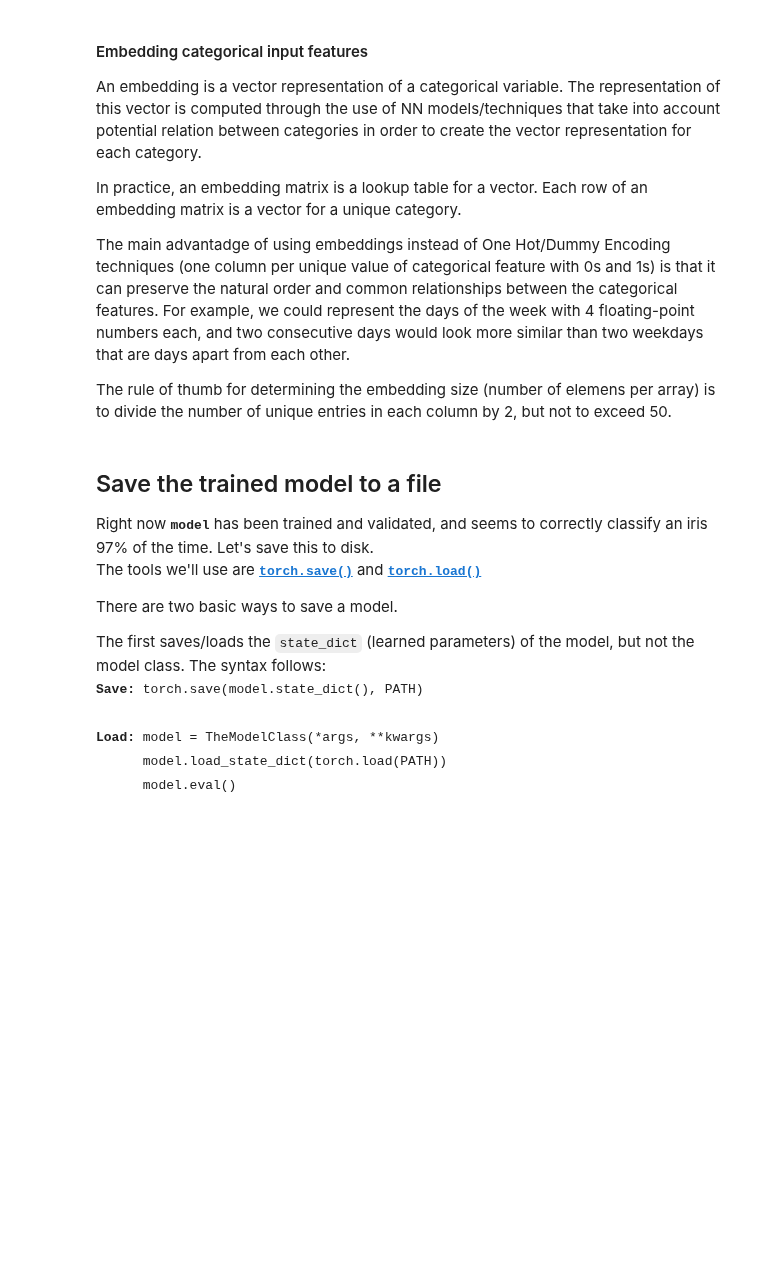
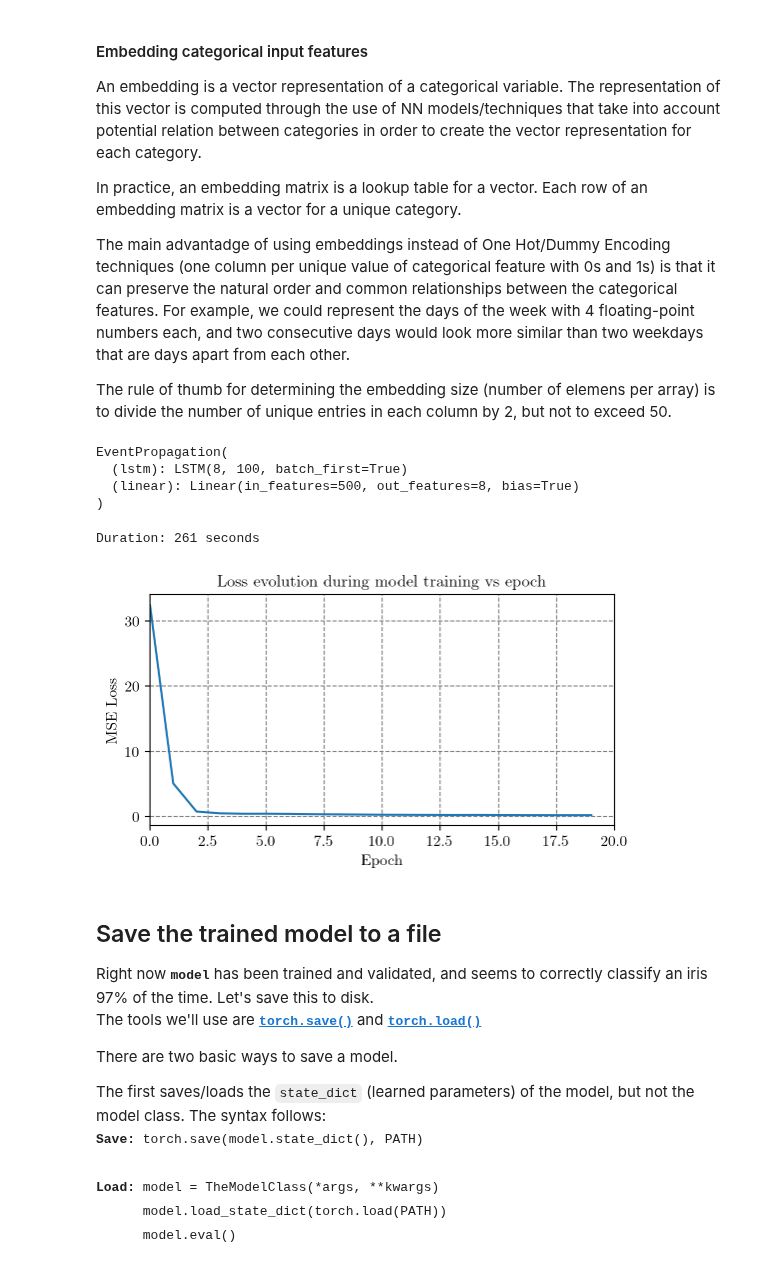
Before and after one commit to JJavierRosales/scapy, a Jupyter notebook: notebooks/rnn_time_series_forecasting.ipynb, the cells around one changed output. Cells and saved outputs as stored; diff of their text form; code cells hidden in the pictures; blank space fills up the shorter version.

Commit message:
Fix issue with tensors shape on the RNN model

```diff
--- a/notebooks/rnn_time_series_forecasting.ipynb
+++ b/notebooks/rnn_time_series_forecasting.ipynb
@@ -137,8 +137,7 @@ for f in t:
     for e, event_id in enumerate(events_filter):
 
         # Update progress bar
-        tqdm_desc = f'Extracting sequences of time-series from {feature}'
-                    f' {"."*(30-len(feature))} (Progress: {(e+1)/len(events_filter)*100:5.1f}%)'
+        tqdm_desc = f'Extracting sequences of time-series from {feature} {"."*(30-len(feature))} (Progress: {(e+1)/len(events_filter)*100:5.1f}%)'
         t.set_description(tqdm_desc)
         t.refresh()
 
@@ -231,7 +230,7 @@ class EventPropagation(nn.Module):
         # for following linear layer we want to keep batch_size dimension and merge rest
         # .contiguous() -> solves tensor compatibility error
         inputs = lstm_out.contiguous().view(n_sequences,-1)
-        outputs = self.linear(x)
+        outputs = self.linear(inputs)
 
         return outputs
 # %%
@@ -283,9 +270,9 @@ outputs = torch.tensor(outputs, dtype=torch.float32)
 # %%
 # Instanciate model with required inputs.
 torch.manual_seed(42)
-model = EventPropagation(input_size = n_features,
+model = EventPropagation(input_size = len(features),
                          hidden_size = 100,
-                         output_size = n_features,
+                         output_size = len(features),
                          seq_length = seq_length)
 
 # Define criterion and optimizer
@@ -294,14 +281,19 @@ optimizer = torch.optim.Adam(model.parameters(), lr=1e-1)
 
 # Print model
 model
+# %% [output]
+EventPropagation(
+  (lstm): LSTM(8, 100, batch_first=True)
+  (linear): Linear(in_features=500, out_features=8, bias=True)
+)
 # %%
 import time
 start_time = time.time()
 
 # model.train()
 
-epochs = 500
-batch_size = 16
+epochs = 200
+batch_size = 10000
 
 # Initialize array of inf values for losses
 losses = np.ones(epochs)*np.inf
@@ -312,11 +304,14 @@ t = trange(epochs, desc='Extracting sequences of time-series ...', leave=True)
 for e in t:
 
     # Train model by passing n batches depending on the batch_size
-    for b in range(0, n_sequences, batch_size):
+    batches = range(0, n_sequences, batch_size)
+    batch_losses = np.ones(len(batches))*np.inf
+    for b, batch in enumerate(batches):
 
         # Get inputs and outputs for batch b
-        inputs_b  = inputs[b:b+batch_size, :, :]
-        outputs_b = outputs[b:b+batch_size]
+        upper_limit = batch+batch_size if batch+batch_size<n_sequences else n_sequences
+        inputs_b  = inputs[batch:upper_limit]
+        outputs_b = outputs[batch:upper_limit]
 
         # Reset Gradient from the optimizer (hidden and cell states)
         optimizer.zero_grad()
@@ -326,18 +321,34 @@ for e in t:
         forecast = model(inputs_b)
 
         # Compute loss using the outputs for the batch b and store values in array
-        loss = criterion(forecast[-1].view(-1), outputs_b)
-        losses[e] = loss.detach().numpy()
+        loss = criterion(forecast, outputs_b)
+        batch_losses[b] = loss.detach().numpy()
 
         # Back propagate loss and adjust parameters of the optimizer
         loss.backward()
         optimizer.step()
 
-        # Update progress bar
-        t.set_description(f'Training Conjunction Event Propagation model | MSE loss = {loss.item():10.8f} ')
-        t.refresh()
+    losses[e] = batch_losses[-1]
+
+    # Update progress bar
+    t.set_description(f'Training Conjunction Event Propagation model | MSE loss = {losses[e]:10.8f} ')
+    t.refresh()
 
 print(f'\nDuration: {time.time() - start_time:.0f} seconds')
+# %% [output]
+Duration: 261 seconds
+# %%
+# Plot loss evolution during training
+plt.figure(figsize=(6,3))
+plt.title(r'Loss evolution during model training vs epoch', fontsize=12)
+plt.plot(range(0,20), losses[:20])
+plt.xlim(0, 20)
+plt.ylabel('MSE Loss')
+plt.xlabel('Epoch')
+plt.grid(True, linestyle='--', c='grey')
+plt.show()
+# %% [output]
+[figure, added]
 # %% [markdown]
 
 ## Save the trained model to a file
```
Also changed, not shown: parts of 1 cell of this notebook.
